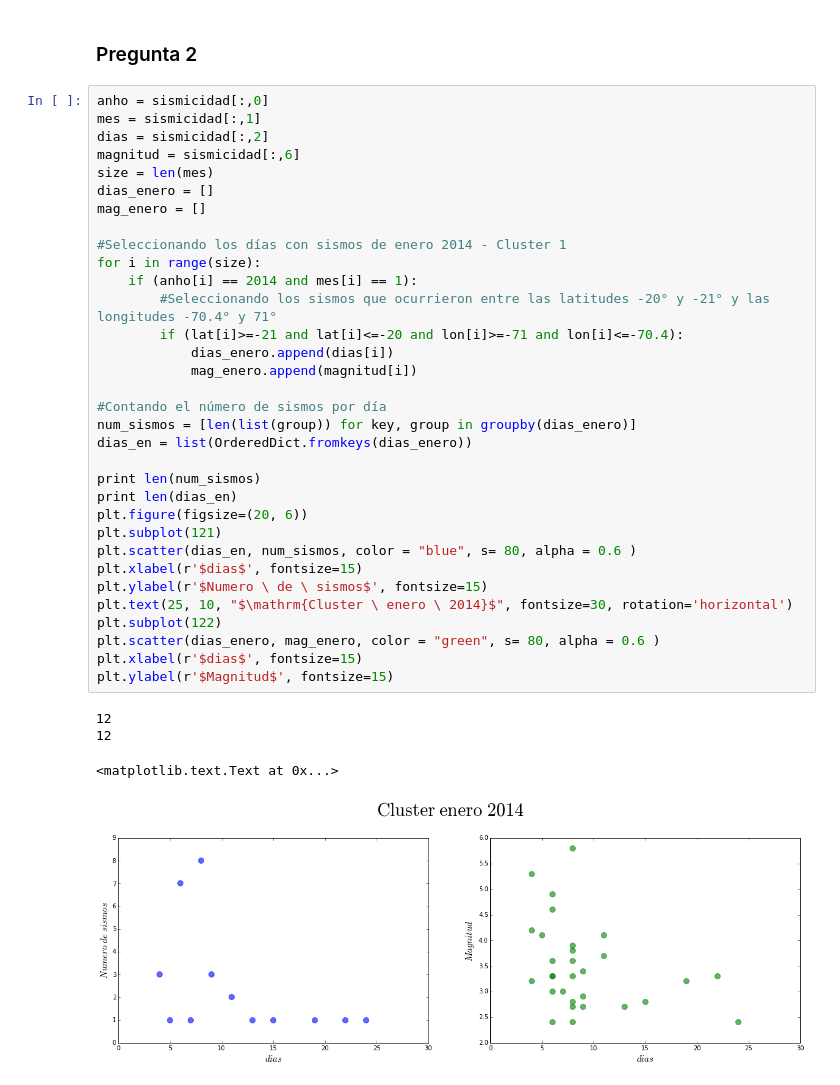
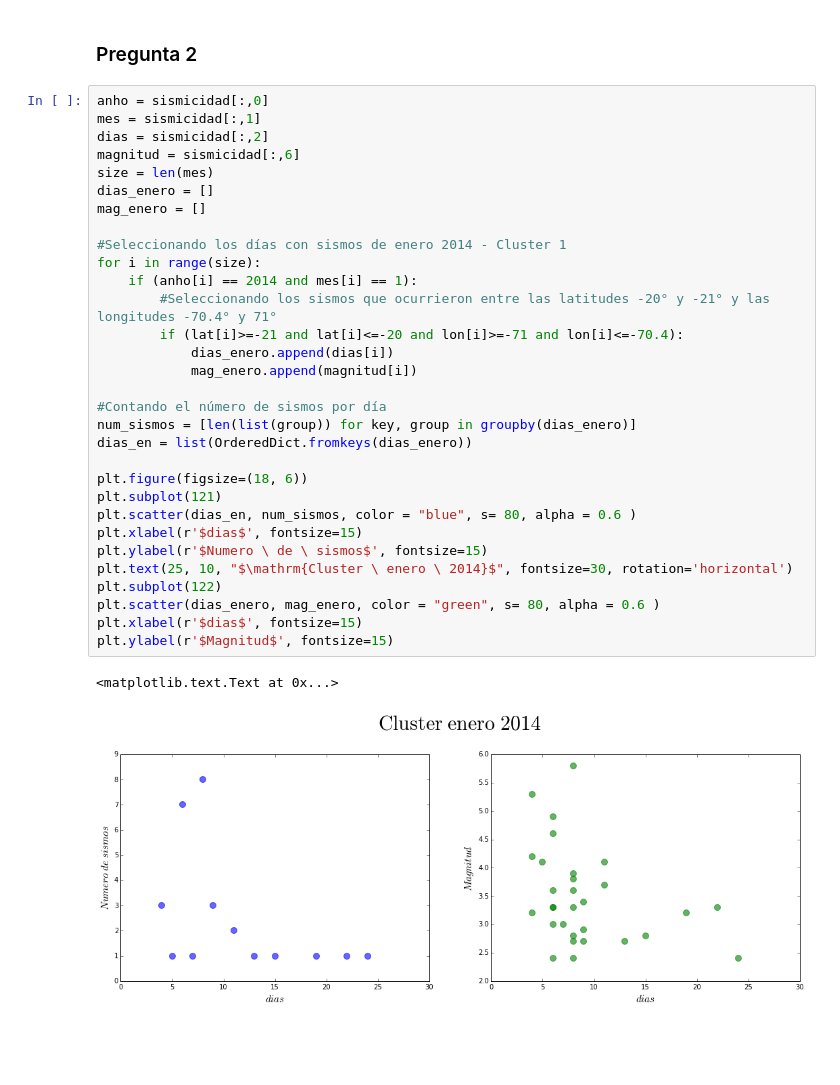
Before and after one commit to auracuervog/Sismologia20151, a Jupyter notebook: Tarea1/Tarea1.ipynb, the cells around one changed output. Cells and saved outputs as stored; diff of their text form; blank space fills up the shorter version.

```diff
--- a/Tarea1/Tarea1.ipynb
+++ b/Tarea1/Tarea1.ipynb
@@ -105,40 +105,36 @@ Fuente: http://www.inpres.gov.ar/seismology/sismicidad.html
 anho = sismicidad[:,0]
 mes = sismicidad[:,1]
 dias = sismicidad[:,2]
 magnitud = sismicidad[:,6]
 size = len(mes)
 dias_enero = []
 mag_enero = []
 
 #Seleccionando los días con sismos de enero 2014 - Cluster 1
 for i in range(size):
     if (anho[i] == 2014 and mes[i] == 1):
         #Seleccionando los sismos que ocurrieron entre las latitudes -20° y -21° y las longitudes -70.4° y 71°
         if (lat[i]>=-21 and lat[i]<=-20 and lon[i]>=-71 and lon[i]<=-70.4):
             dias_enero.append(dias[i])
             mag_enero.append(magnitud[i])
 
 #Contando el número de sismos por día
 num_sismos = [len(list(group)) for key, group in groupby(dias_enero)]
 dias_en = list(OrderedDict.fromkeys(dias_enero))
 
-print len(num_sismos)
-print len(dias_en)
-plt.figure(figsize=(20, 6))
+plt.figure(figsize=(18, 6))
 plt.subplot(121)
 plt.scatter(dias_en, num_sismos, color = "blue", s= 80, alpha = 0.6 )
 plt.xlabel(r'$dias$', fontsize=15)
 plt.ylabel(r'$Numero \ de \ sismos$', fontsize=15)
 plt.text(25, 10, "$\mathrm{Cluster \ enero \ 2014}$", fontsize=30, rotation='horizontal')
 plt.subplot(122)
 plt.scatter(dias_enero, mag_enero, color = "green", s= 80, alpha = 0.6 )
 plt.xlabel(r'$dias$', fontsize=15)
 plt.ylabel(r'$Magnitud$', fontsize=15)
 # %% [output]
-12
-12
+<matplotlib.text.Text at 0x...>
-<matplotlib.text.Text at 0x...>
-[figure, old version]
+[figure, new version]
 # %%
 dias4 = []
 mag4 = []
```
Also changed, not shown: parts of 3 cells of this notebook.
